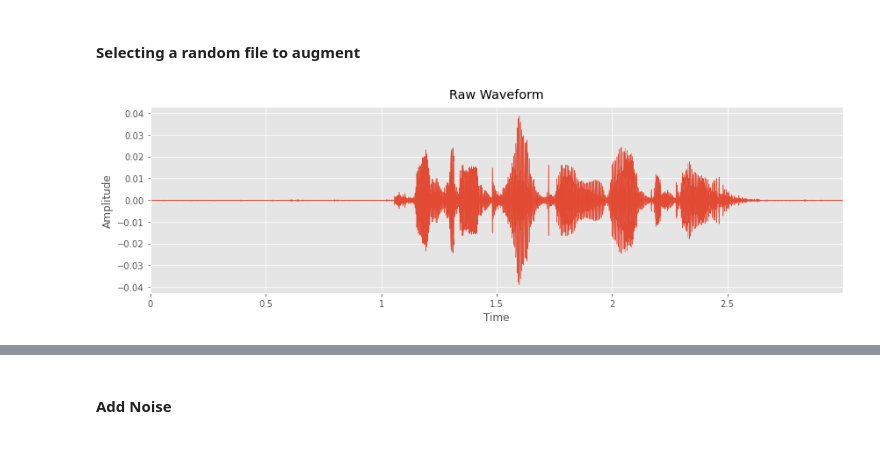
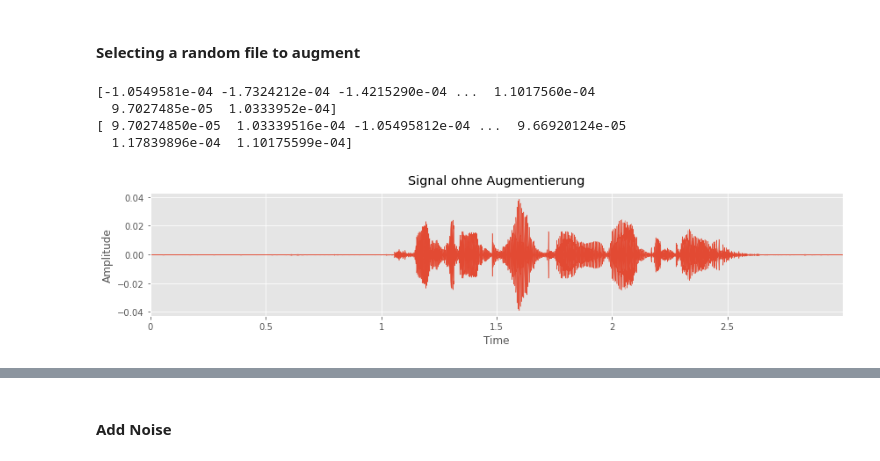
Before and after one commit to itsmartinhi/speech-emotion-recognition, a Jupyter notebook: notebooks/preprocessing.ipynb, the cells around one changed output, grey strips where cells are left out. Saved outputs shown, nothing was run; the diff lists cells and outputs as text; code cells hidden in the pictures.

```diff
--- a/notebooks/preprocessing.ipynb
+++ b/notebooks/preprocessing.ipynb
@@ -119,15 +119,15 @@ ipd.Audio(signal, rate=sr)
 ../data/Audio_Speech_Actors_01-24/Actor_01/03-01-05-01-02-01-01.wav
 [interactive output not drawn]
 # %%
-def plot_signal(signal, title, save=False):
-    plt.figure(figsize=(12, 4))
+def plot_signal(signal, title, save=False, save_title='some_plot'):
+    plt.figure(figsize=(12, 3))
     plt.title(title, pad=10)
-    plt.xlabel("Time in Seconds")
+    plt.xlabel("Time")
     plt.ylabel("Amplitude")
     librosa.display.waveplot(signal, sr=sr)
     plt.tight_layout()
     if save:
-        plt.savefig('../plots/raw_waveform.png')
+        plt.savefig('../plots/{}.png'.format(save_title))
     else:
         plt.show()
 # %%
@@ -352,6 +364,10 @@ def get_augmented_signal(signal, sr, augmentation_style):
 # %%
 signal, sr = librosa.load(data_df.path[420], sr=SAMPLE_RATE, duration=SIGNAL_DURATION)
-plot_signal(signal, "Raw Waveform")
+plot_signal(signal, "Signal ohne Augmentierung", True, 'raw_waveform')
 ipd.Audio(signal, rate=sr)
 # %% [output]
+[-1.0549581e-04 -1.7324212e-04 -1.4215290e-04 ...  1.1017560e-04
+  9.7027485e-05  1.0333952e-04]
+[ 9.70274850e-05  1.03339516e-04 -1.05495812e-04 ...  9.66920124e-05
+  1.17839896e-04  1.10175599e-04]
-[figure, old version]
+[figure, new version]
```
Also changed, not shown: parts of 11 cells of this notebook, 10 other files.
